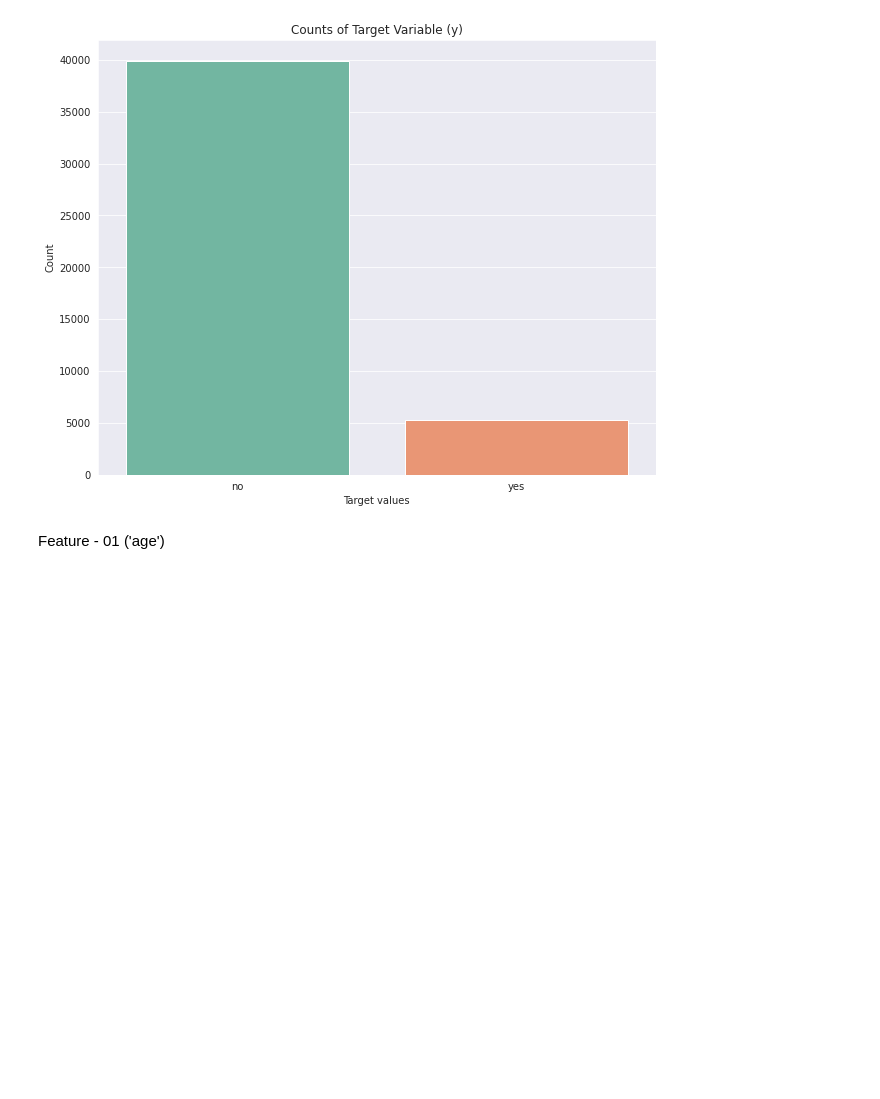
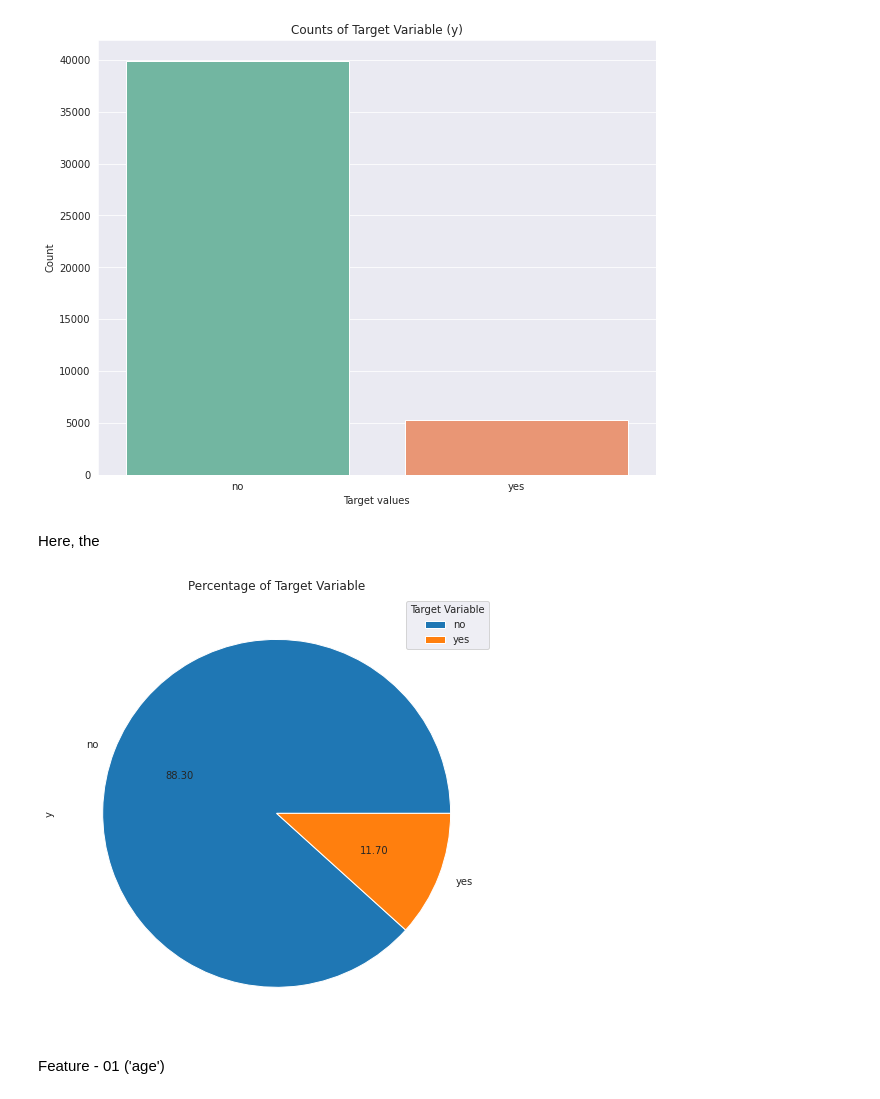
Before and after one commit to KishorAlagappan/customer-conversion-prediction-app, a Jupyter notebook: Customer_Conversion_Prediction_ML_Model.ipynb, the cells around one changed output. Saved outputs shown, nothing was run; the diff lists cells and outputs as text; code cells hidden in the pictures; blank space fills up the shorter version.

```diff
--- a/Customer_Conversion_Prediction_ML_Model.ipynb
+++ b/Customer_Conversion_Prediction_ML_Model.ipynb
@@ -386,2 +385,7 @@ Target Variable - ('y')
-# %%
-dataset['target'] = dataset['y'].map({"yes":1, "no":0})
+# %%
+import pandas as pd
+import matplotlib.pyplot as plt
+import seaborn as sns
+
+## Encoding the Target variable - 'y'
+dataset['target'] = dataset['y'].map({"no":0, "yes":1})
@@ -394,5 +403,16 @@ plt.title('Counts of Target Variable (y)')
 # %% [output]
 [figure]
+# %% [markdown]
+Here, the
+# %%
+## Distribution among the Target variable (Percentage)
+
+dataset['y'].value_counts().plot.pie(autopct='%.2f')  ## To plot the pieplot for the Target variable - 'y'
+plt.title("Percentage of Target Variable")    ## To set the name to Title of the Figure
+plt.legend(title = "Target Variable")     ## To show legend & name to the legend
+plt.show()    ## To show the Final plot
+# %% [output]
+[figure, added]
 # %% [markdown]
 Feature - 01 ('age')
 # %%
```
Also changed, not shown: parts of 13 cells of this notebook.
